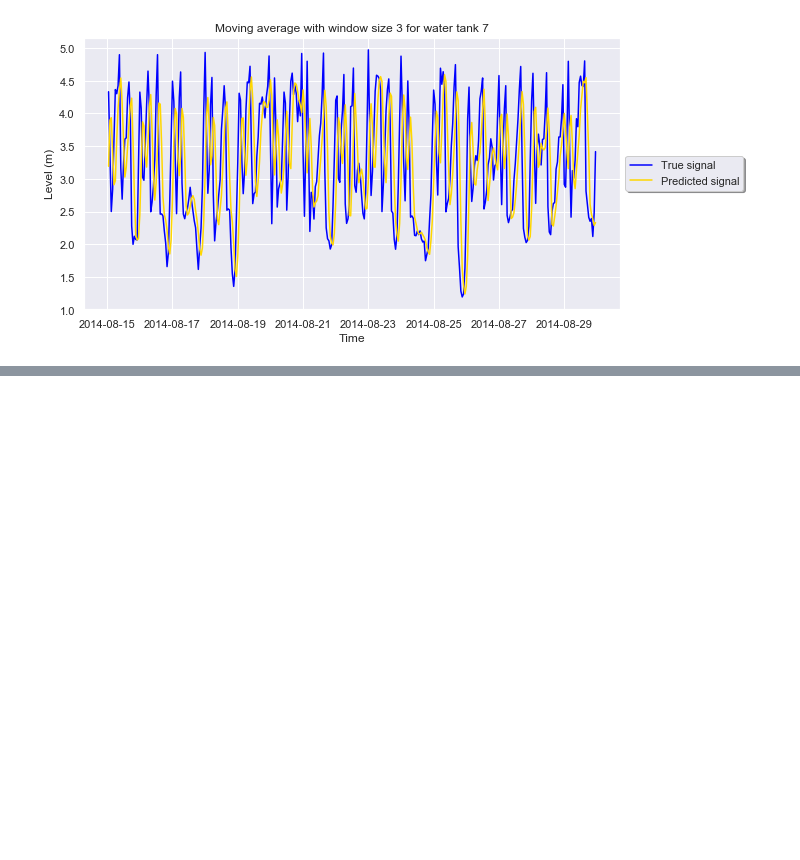
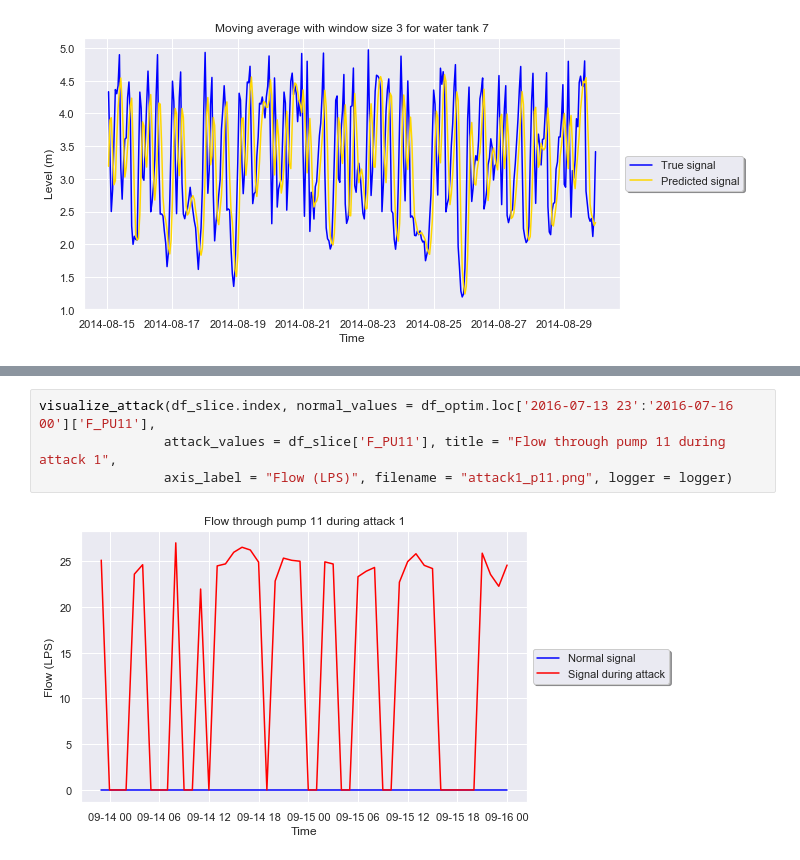
Before and after one commit to simionAndrei/CyberAnomDetect2, a Jupyter notebook: Exploratory Analysis.ipynb, the cells around one changed output, grey strips where cells are left out. Drawn from its saved outputs; the diff is of its cells as text; blank space fills up the shorter version.

```diff
--- a/Exploratory Analysis.ipynb
+++ b/Exploratory Analysis.ipynb
@@ -139,0 +143,6 @@ KeyError: 'L_T7'
+# %%
+visualize_attack(df_slice.index, normal_values = df_optim.loc['2016-07-13 23':'2016-07-16 00']['F_PU11'],
+                attack_values = df_slice['F_PU11'], title = "Flow through pump 11 during attack 1",
+                axis_label = "Flow (LPS)", filename = "attack1_p11.png", logger = logger)
+# %% [output]
+[figure, added]
```
Also changed, not shown: parts of 11 cells of this notebook, 1 other file.
